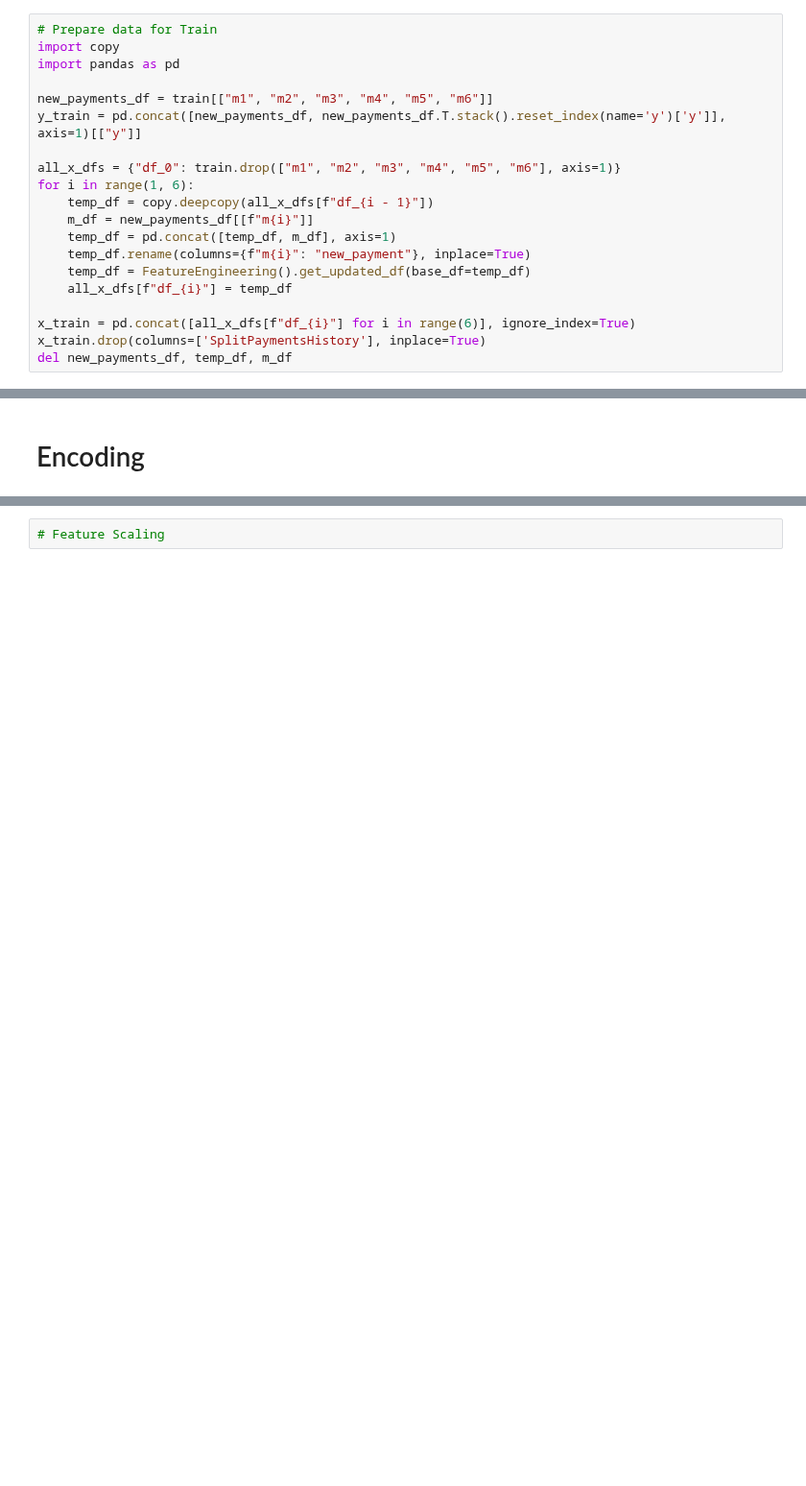
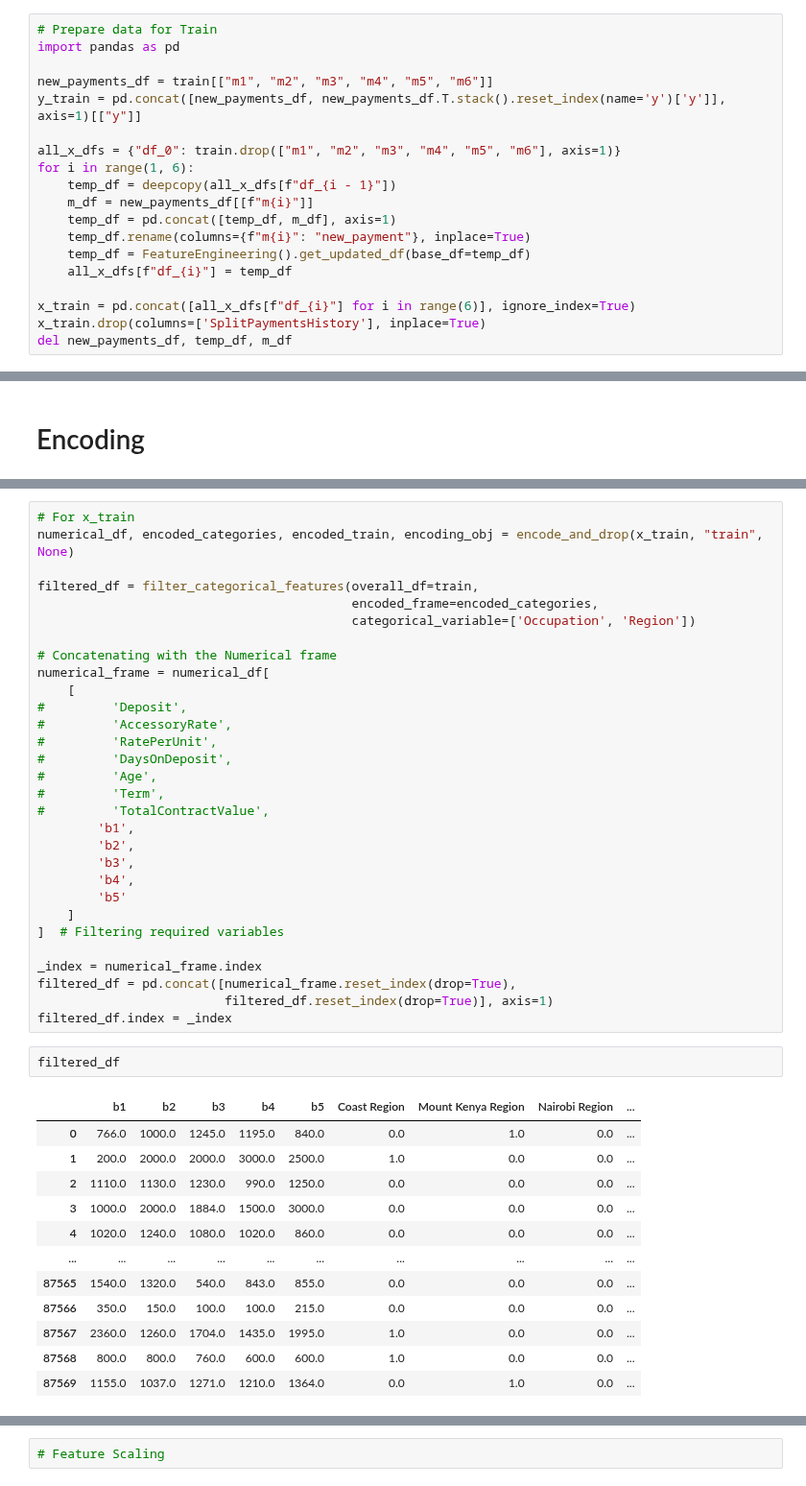
Before and after one commit to AumPandya95/zindi_paygo, a Jupyter notebook: notebooks/main.ipynb, the cells around one changed output, grey strips where cells are left out. Shown at 96% size. Saved outputs shown, nothing was run; the diff lists cells and outputs as text; blank space fills up the shorter version.

```diff
--- a/notebooks/main.ipynb
+++ b/notebooks/main.ipynb
@@ -68,6 +70,5 @@ train.columns
 # %%
 # Prepare data for Train
-import copy
 import pandas as pd
 
 new_payments_df = train[["m1", "m2", "m3", "m4", "m5", "m6"]]
@@ -75,7 +76,7 @@ y_train = pd.concat([new_payments_df, new_payments_df.T.stack().reset_index(name
 
 all_x_dfs = {"df_0": train.drop(["m1", "m2", "m3", "m4", "m5", "m6"], axis=1)}
 for i in range(1, 6):
-    temp_df = copy.deepcopy(all_x_dfs[f"df_{i - 1}"])
+    temp_df = deepcopy(all_x_dfs[f"df_{i - 1}"])
     m_df = new_payments_df[[f"m{i}"]]
     temp_df = pd.concat([temp_df, m_df], axis=1)
     temp_df.rename(columns={f"m{i}": "new_payment"}, inplace=True)
@@ -152,0 +146,45 @@ filtered_df = filter_categorical_features(train, encoded_categories, numerical_d
+# %%
+# For x_train
+numerical_df, encoded_categories, encoded_train, encoding_obj = encode_and_drop(x_train, "train", None)
+
+filtered_df = filter_categorical_features(overall_df=train,
+                                          encoded_frame=encoded_categories,
+                                          categorical_variable=['Occupation', 'Region'])
+
+# Concatenating with the Numerical frame
+numerical_frame = numerical_df[
+    [
+#         'Deposit',
+#         'AccessoryRate',
+#         'RatePerUnit',
+#         'DaysOnDeposit',
+#         'Age',
+#         'Term',
+#         'TotalContractValue',
+        'b1',
+        'b2',
+        'b3',
+        'b4',
+        'b5'
+    ]
+]  # Filtering required variables
+
+_index = numerical_frame.index
+filtered_df = pd.concat([numerical_frame.reset_index(drop=True),
+                         filtered_df.reset_index(drop=True)], axis=1)
+filtered_df.index = _index
+# %%
+filtered_df
+# %% [output]
+|  | b1 | b2 | b3 | b4 | b5 | Coast Region | Mount Kenya Region | Nairobi Region | ... |
+| 0 | 766.0 | 1000.0 | 1245.0 | 1195.0 | 840.0 | 0.0 | 1.0 | 0.0 | ... |
+| 1 | 200.0 | 2000.0 | 2000.0 | 3000.0 | 2500.0 | 1.0 | 0.0 | 0.0 | ... |
+| 2 | 1110.0 | 1130.0 | 1230.0 | 990.0 | 1250.0 | 0.0 | 0.0 | 0.0 | ... |
+| 3 | 1000.0 | 2000.0 | 1884.0 | 1500.0 | 3000.0 | 0.0 | 0.0 | 0.0 | ... |
+| 4 | 1020.0 | 1240.0 | 1080.0 | 1020.0 | 860.0 | 0.0 | 0.0 | 0.0 | ... |
+| ... | ... | ... | ... | ... | ... | ... | ... | ... | ... |
+| 87565 | 1540.0 | 1320.0 | 540.0 | 843.0 | 855.0 | 0.0 | 0.0 | 0.0 | ... |
+| 87566 | 350.0 | 150.0 | 100.0 | 100.0 | 215.0 | 0.0 | 0.0 | 0.0 | ... |
+| 87567 | 2360.0 | 1260.0 | 1704.0 | 1435.0 | 1995.0 | 1.0 | 0.0 | 0.0 | ... |
+| 87568 | 800.0 | 800.0 | 760.0 | 600.0 | 600.0 | 1.0 | 0.0 | 0.0 | ... |
+| 87569 | 1155.0 | 1037.0 | 1271.0 | 1210.0 | 1364.0 | 0.0 | 1.0 | 0.0 | ... |
```
Also changed, not shown: parts of 16 cells of this notebook.
